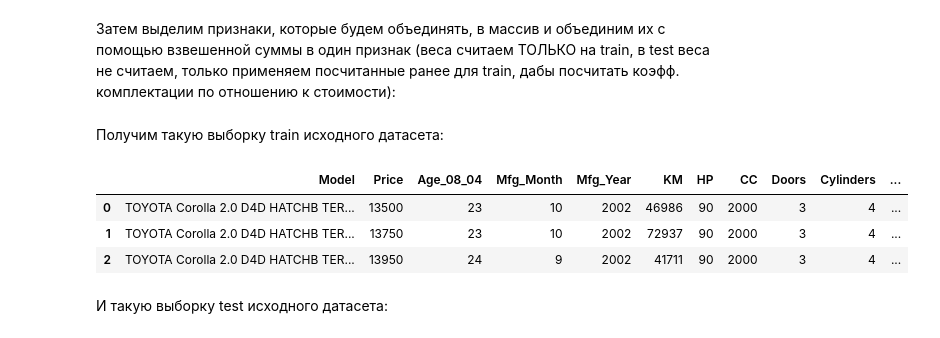
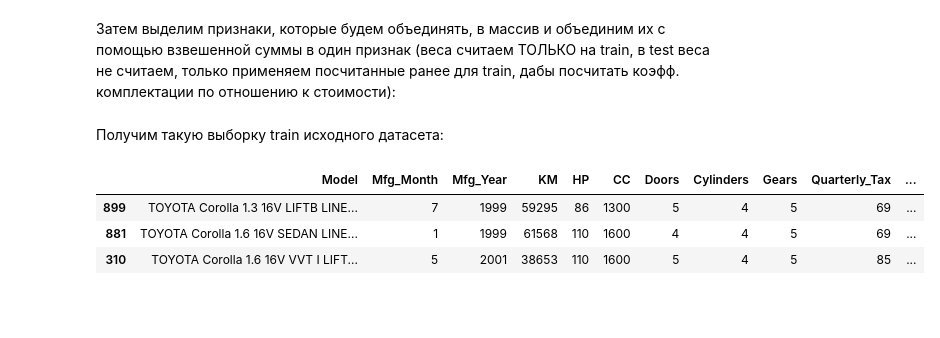
Before and after one commit to topj0bstule/ML_Course, a Jupyter notebook: hw04_/hw04_notebook.ipynb, the cells around one changed output. Cells and saved outputs as stored; diff of their text form; code cells hidden in the pictures; blank space fills up the shorter version.

```diff
--- a/hw04_/hw04_notebook.ipynb
+++ b/hw04_/hw04_notebook.ipynb
@@ -342,2 +349,7 @@ plt.show()
+# %%
+df.drop('Age_08_04', axis=1, inplace=True)
 # %% [markdown]
 Перейдём к кодированию комплектации автомобиля. Для этого воспользуемся взвешенной суммой с весами (для test также посчитаем нужный нам признак комплектации автомобиля и удалим лишнее). Для этого сначала разобьём датасет на train и test:
+# %%
+X = df.drop('Price', axis=1, inplace=False)
+Y = df['Price']
@@ -344,5 +360,7 @@ plt.show()
 # %%
-#train и test
+X_train, X_test, Y_train, Y_test = train_test_split(
+    X, Y, test_size=0.2, random_state=42
+)
 # %% [markdown]
 Затем выделим признаки, которые будем объединять, в массив и объединим их с помощью взвешенной суммы в один признак (веса считаем ТОЛЬКО на train, в test веса не считаем, только применяем посчитанные ранее для train, дабы посчитать коэфф. комплектации по отношению к стоимости):
 # %%
@@ -358,17 +376,26 @@ pca_features = [
     'Parking_Assistant', 'Tow_Bar'
 ]
 
-# считаем веса на train, применяем и на train, и на test
+train_df = X_train.copy()
+train_df['Price'] = Y_train
 
-df.drop(pca_features, axis=1, inplace=True)
+test_df = X_test.copy()
+test_df['Price'] = Y_test
+
+weights = train_df[pca_features].corrwith(train_df['Price'])
+weights = weights.clip(lower=0)
+
+train_df['PCA_Features'] = train_df[pca_features].dot(weights)
+train_df.drop(pca_features, axis=1, inplace=True)
+
+test_df['PCA_Features'] = test_df[pca_features].dot(weights)
+test_df.drop(pca_features, axis=1, inplace=True)
 # %% [markdown]
 Получим такую выборку train исходного датасета:
 # %%
-# train.head(3)
+train_df.head(3)
 # %% [output]
-|  | Model | Price | Age_08_04 | Mfg_Month | Mfg_Year | KM | HP | CC | Doors | Cylinders | ... |
-| 0 | TOYOTA Corolla 2.0 D4D HATCHB TER... | 13500 | 23 | 10 | 2002 | 46986 | 90 | 2000 | 3 | 4 | ... |
-| 1 | TOYOTA Corolla 2.0 D4D HATCHB TER... | 13750 | 23 | 10 | 2002 | 72937 | 90 | 2000 | 3 | 4 | ... |
-| 2 | TOYOTA Corolla 2.0 D4D HATCHB TER... | 13950 | 24 | 9 | 2002 | 41711 | 90 | 2000 | 3 | 4 | ... |
+|  | Model | Mfg_Month | Mfg_Year | KM | HP | CC | Doors | Cylinders | Gears | Quarterly_Tax | ... |
+| 899 | TOYOTA Corolla 1.3 16V LIFTB LINE... | 7 | 1999 | 59295 | 86 | 1300 | 5 | 4 | 5 | 69 | ... |
+| 881 | TOYOTA Corolla 1.6 16V SEDAN LINE... | 1 | 1999 | 61568 | 110 | 1600 | 4 | 4 | 5 | 69 | ... |
+| 310 | TOYOTA Corolla 1.6 16V VVT I LIFT... | 5 | 2001 | 38653 | 110 | 1600 | 5 | 4 | 5 | 85 | ... |
-# %% [markdown]
-И такую выборку test исходного датасета:
```
Also changed, not shown: parts of 29 cells of this notebook.
